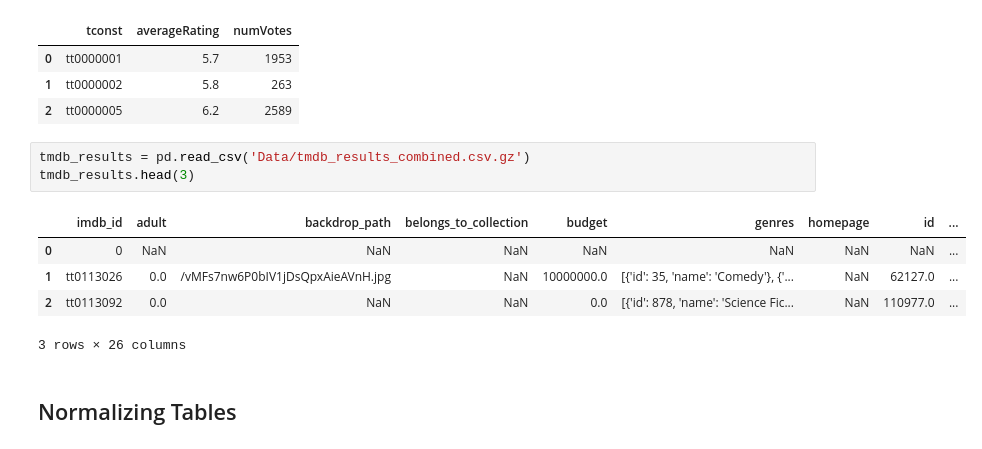
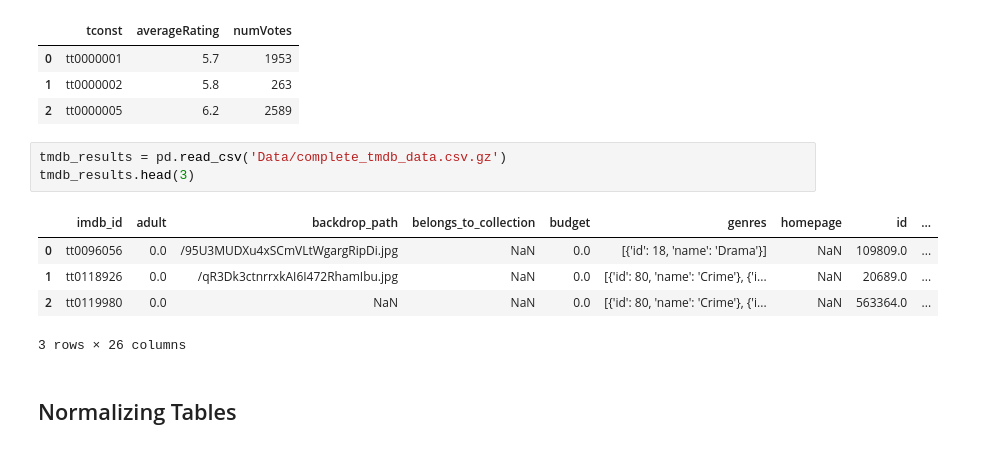
Before and after one commit to Zach-Hanson3/Project-3, a Jupyter notebook: Creating_Database.ipynb, the cells around one changed output. Drawn from its saved outputs; the diff is of its cells as text.

```diff
--- a/Creating_Database.ipynb
+++ b/Creating_Database.ipynb
@@ -60,13 +60,13 @@ title_ratings.head(3)
 | 1 | tt0000002 | 5.8 | 263 |
 | 2 | tt0000005 | 6.2 | 2589 |
 # %%
-tmdb_results = pd.read_csv('Data/tmdb_results_combined.csv.gz')
+tmdb_results = pd.read_csv('Data/complete_tmdb_data.csv.gz')
 tmdb_results.head(3)
 # %% [output]
 |  | imdb_id | adult | backdrop_path | belongs_to_collection | budget | genres | homepage | id | ... |
-| 0 | 0 | NaN | NaN | NaN | NaN | NaN | NaN | NaN | ... |
-| 1 | tt0113026 | 0.0 | /vMFs7nw6P0bIV1jDsQpxAieAVnH.jpg | NaN | 10000000.0 | [{'id': 35, 'name': 'Comedy'}, {'... | NaN | 62127.0 | ... |
-| 2 | tt0113092 | 0.0 | NaN | NaN | 0.0 | [{'id': 878, 'name': 'Science Fic... | NaN | 110977.0 | ... |
+| 0 | tt0096056 | 0.0 | /95U3MUDXu4xSCmVLtWgargRipDi.jpg | NaN | 0.0 | [{'id': 18, 'name': 'Drama'}] | NaN | 109809.0 | ... |
+| 1 | tt0118926 | 0.0 | /qR3Dk3ctnrrxkAI6I472RhamIbu.jpg | NaN | 0.0 | [{'id': 80, 'name': 'Crime'}, {'i... | NaN | 20689.0 | ... |
+| 2 | tt0119980 | 0.0 | NaN | NaN | 0.0 | [{'id': 80, 'name': 'Crime'}, {'i... | NaN | 563364.0 | ... |
 3 rows × 26 columns
 # %% [markdown]
 ## Normalizing Tables
```
Also changed, not shown: parts of 19 cells of this notebook, 2 other files.
